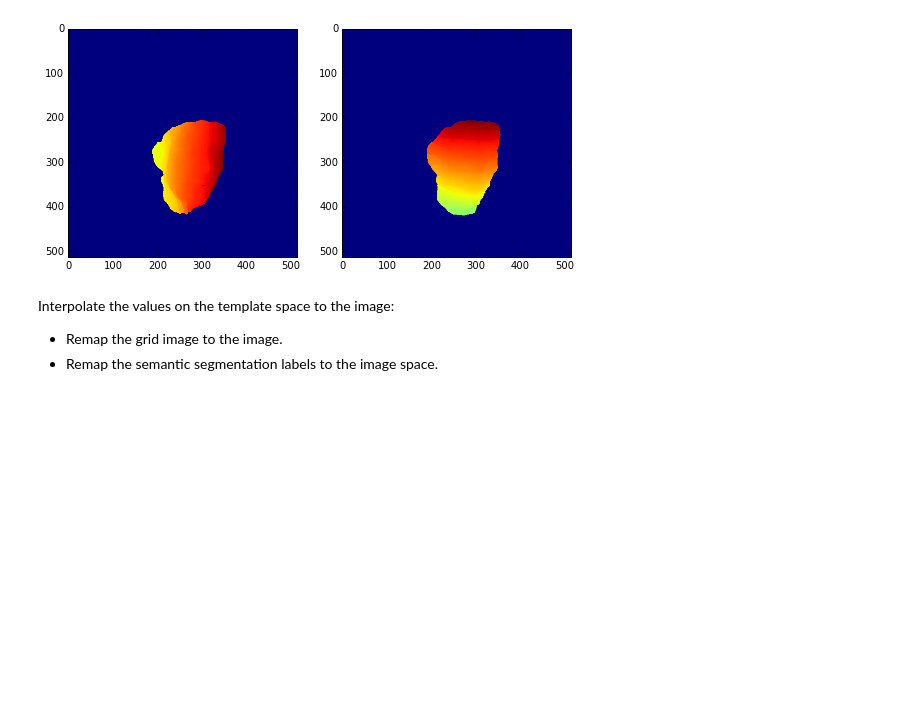
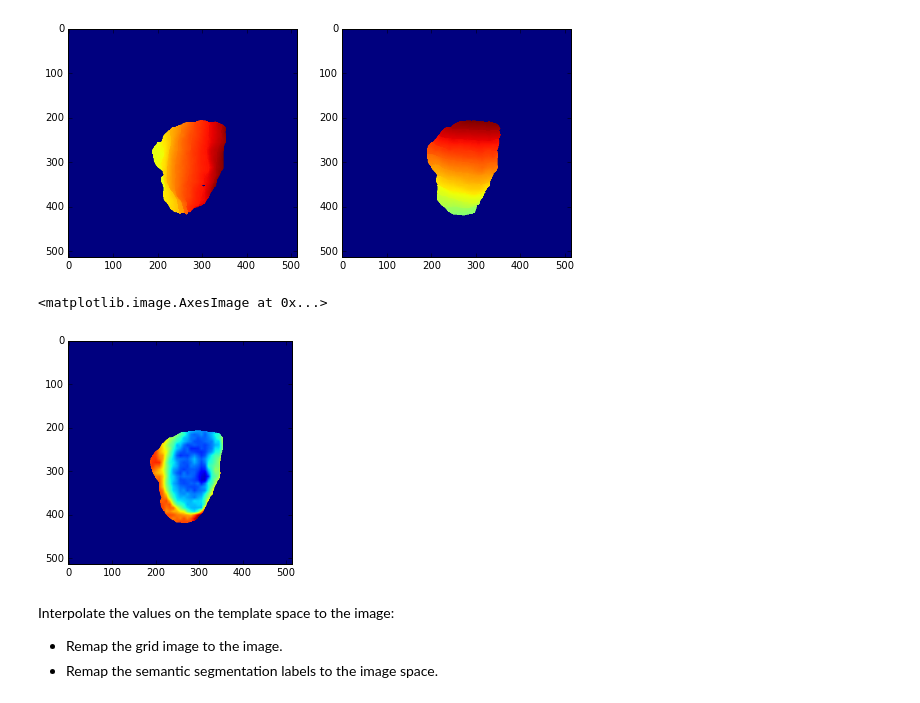
Before and after one commit to ralpguler/DenseReg, a Jupyter notebook: DenseReg.ipynb, the cells around one changed output. Drawn from its saved outputs; the diff is of its cells as text; code cells hidden in the pictures; blank space fills up the shorter version.

```diff
--- a/DenseReg.ipynb
+++ b/DenseReg.ipynb
@@ -71,7 +71,7 @@ Visualize the regressed coordinates $H$ and $V$.
 # %%
 
 # Load and resizethe image.
-I = np.array( Image.open("I.png") )
+I = np.array( Image.open("TestImages/lena.png") )
 New_size_x = np.int(8 * np.round(I.shape[0]/8.) + 1)
 New_size_y = np.int(8 * np.round(I.shape[1]/8.) + 1)
 I_resized = imresize(I,[New_size_x,New_size_y]).astype(np.float32)
@@ -95,6 +95,16 @@ axarr[1].imshow(V)
 # %% [output]
 <matplotlib.image.AxesImage at 0x...>
 [figure]
+# %%
+#### Get depth(if desired)
+Z= np.squeeze( copy.deepcopy(net.blobs['Regression_Z_zoom'].data[...] ) )
+Z= np.squeeze( Z[1,:,:] )
+Z_index = np.squeeze( copy.deepcopy(net.blobs['Face_Z_zoom_argmax'].data[...] ) )
+Depth = Z*Z_index
+plt.imshow(Depth)
+# %% [output]
+<matplotlib.image.AxesImage at 0x...>
+[figure, added]
 # %% [markdown]
 Interpolate the values on the template space to the image:
   - Remap the grid image to the image.
```
Also changed, not shown: 9 other files.
